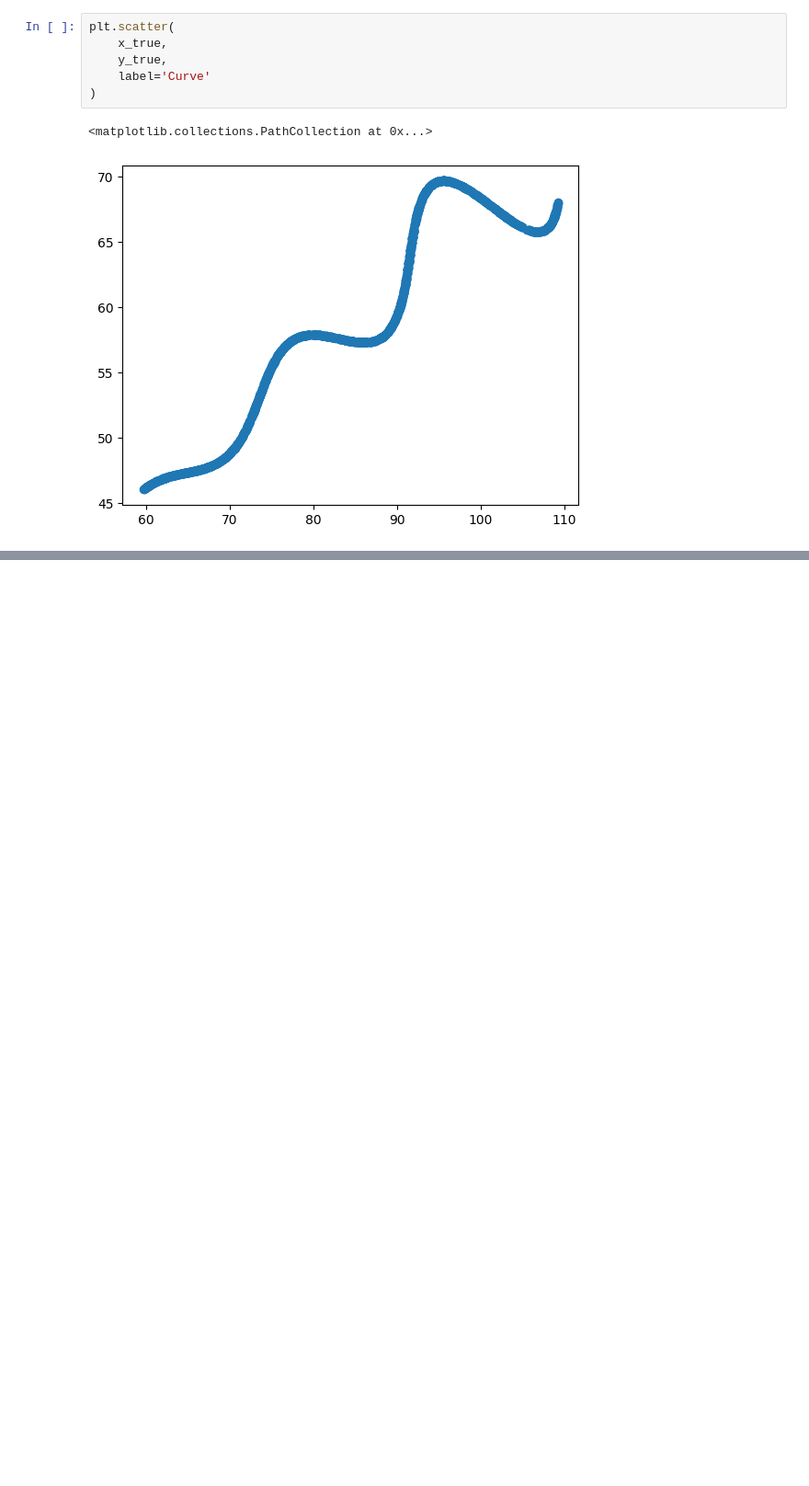
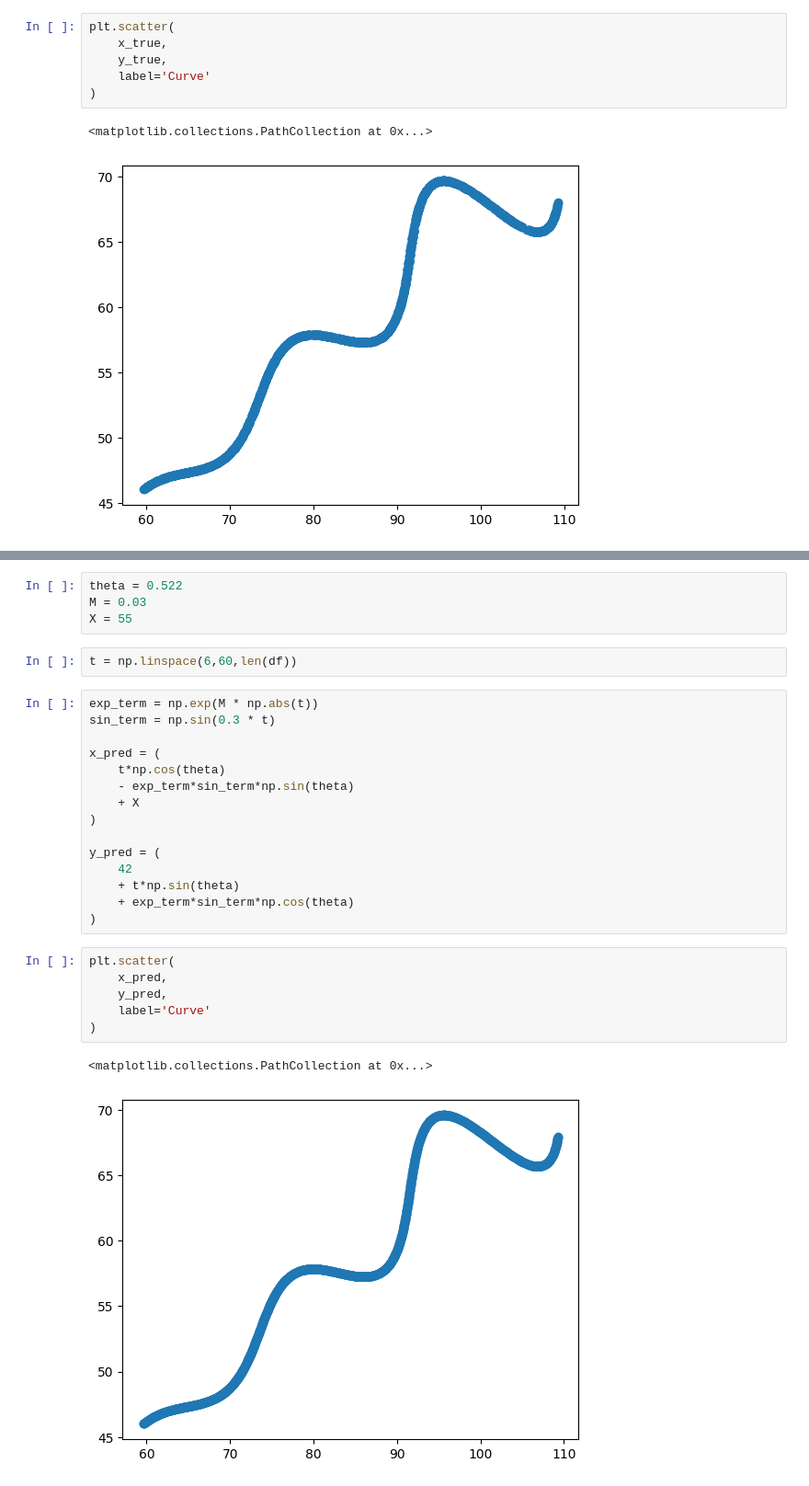
Before and after one commit to sanmita13742/flam_assessment, a Jupyter notebook: flam_assessment_sanmita.ipynb, the cells around one changed output, grey strips where cells are left out. Shown at 92% size. Saved outputs shown, nothing was run; the diff lists cells and outputs as text; blank space fills up the shorter version.

```diff
--- a/flam_assessment_sanmita.ipynb
+++ b/flam_assessment_sanmita.ipynb
@@ -33,0 +37,30 @@ plt.scatter(
+# %%
+theta = 0.522
+M = 0.03
+X = 55
+# %%
+t = np.linspace(6,60,len(df))
+# %%
+exp_term = np.exp(M * np.abs(t))
+sin_term = np.sin(0.3 * t)
+
+x_pred = (
+    t*np.cos(theta)
+    - exp_term*sin_term*np.sin(theta)
+    + X
+)
+
+y_pred = (
+    42
+    + t*np.sin(theta)
+    + exp_term*sin_term*np.cos(theta)
+)
+# %%
+plt.scatter(
+    x_pred,
+    y_pred,
+    label='Curve'
+)
+# %% [output]
+<matplotlib.collections.PathCollection at 0x...>
+[figure, added]
```
Also changed, not shown: parts of 2 cells of this notebook.
